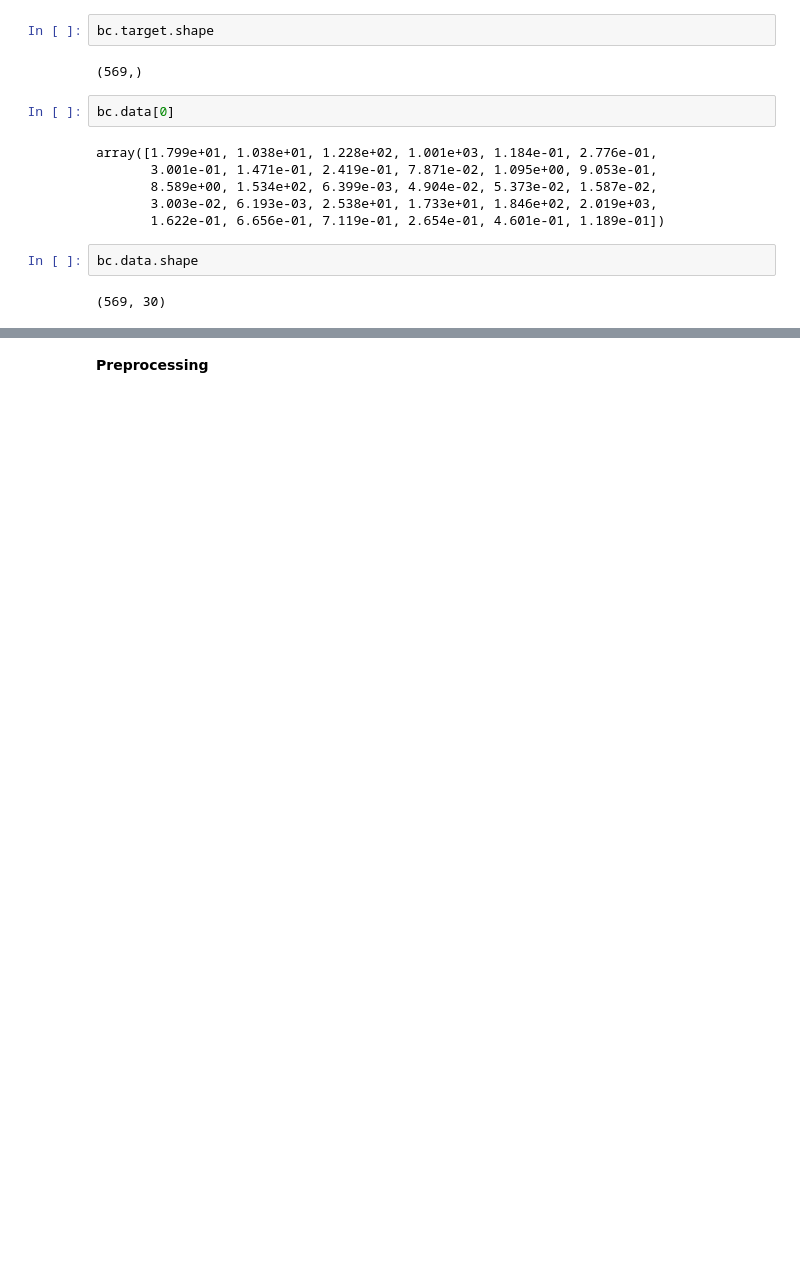
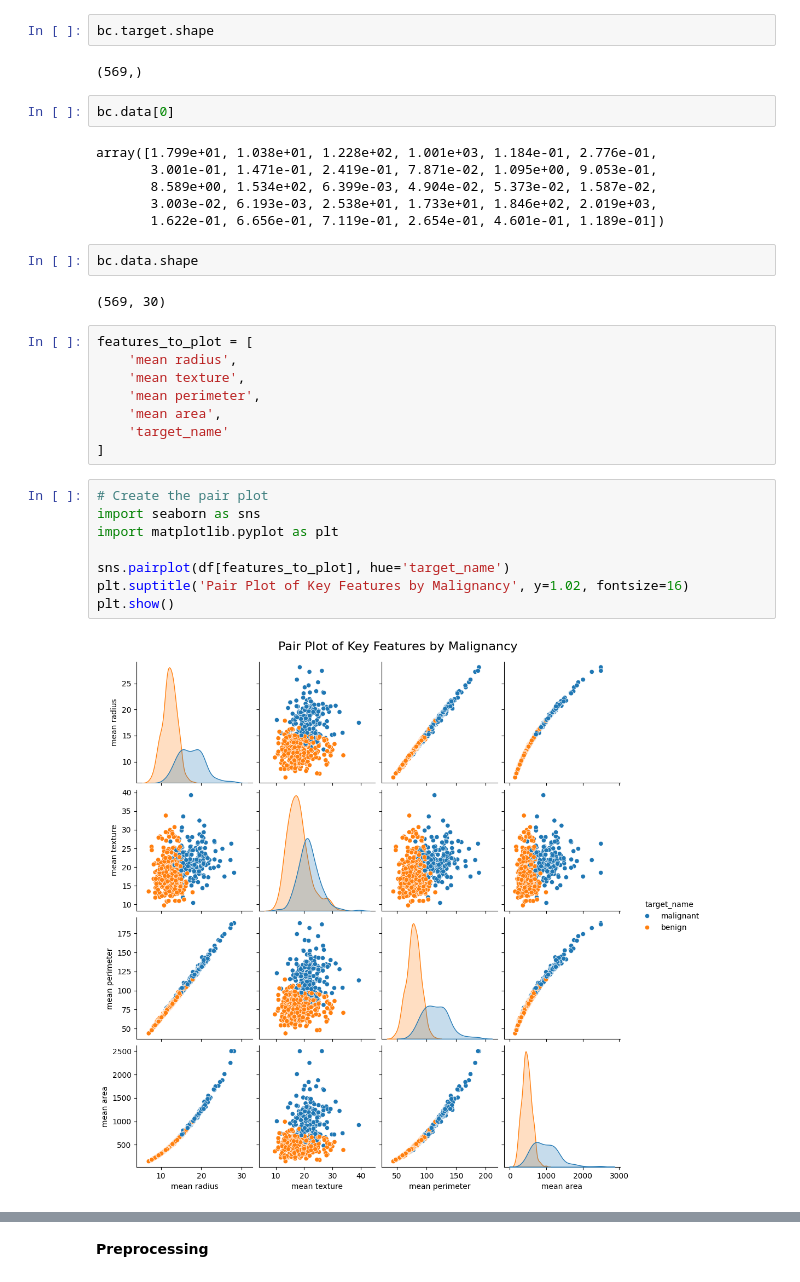
Before and after one commit to parisazeynaly/Breast-cancer-diagnosis, a Jupyter notebook: breast_cancer_diagnosis.ipynb, the cells around one changed output, grey strips where cells are left out. Drawn from its saved outputs; the diff is of its cells as text; blank space fills up the shorter version.

```diff
--- a/breast_cancer_diagnosis.ipynb
+++ b/breast_cancer_diagnosis.ipynb
@@ -54,3 +67,21 @@ array([1.799e+01, 1.038e+01, 1.228e+02, 1.001e+03, 1.184e-01, 2.776e-01,
 bc.data.shape
 # %% [output]
 (569, 30)
+# %%
+features_to_plot = [
+    'mean radius',
+    'mean texture',
+    'mean perimeter',
+    'mean area',
+    'target_name'
+]
+# %%
+# Create the pair plot
+import seaborn as sns
+import matplotlib.pyplot as plt
+
+sns.pairplot(df[features_to_plot], hue='target_name')
+plt.suptitle('Pair Plot of Key Features by Malignancy', y=1.02, fontsize=16)
+plt.show()
+# %% [output]
+[figure, added]
```
Also changed, not shown: parts of 10 cells of this notebook.
